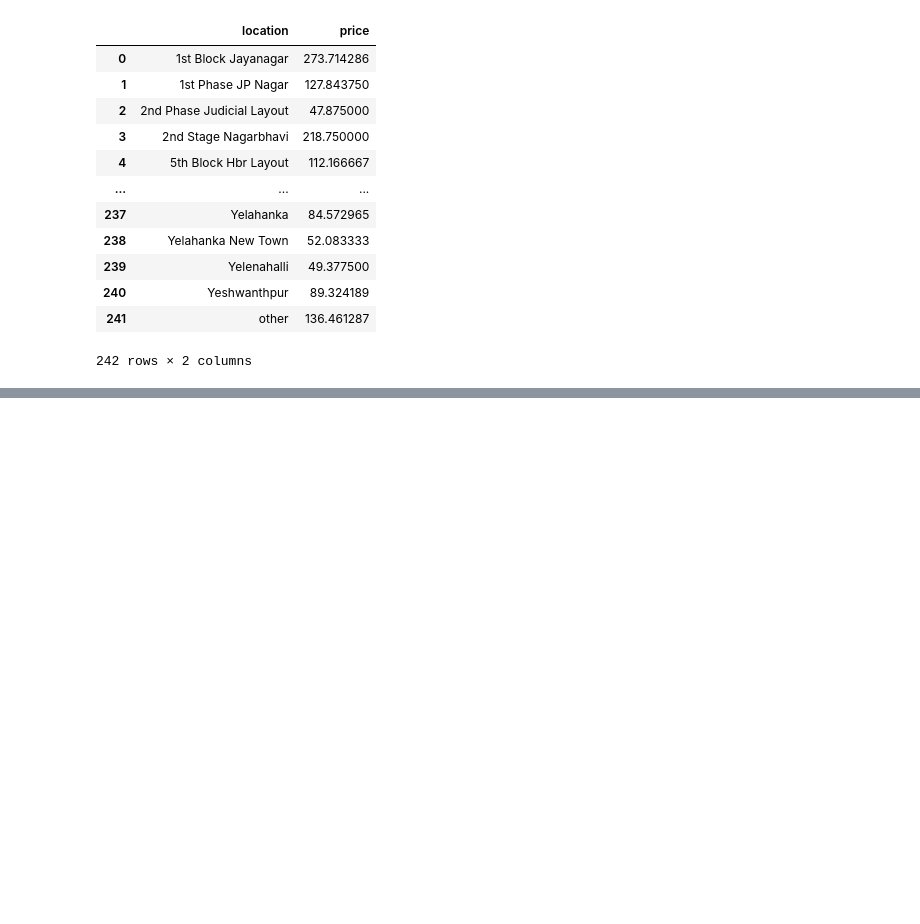
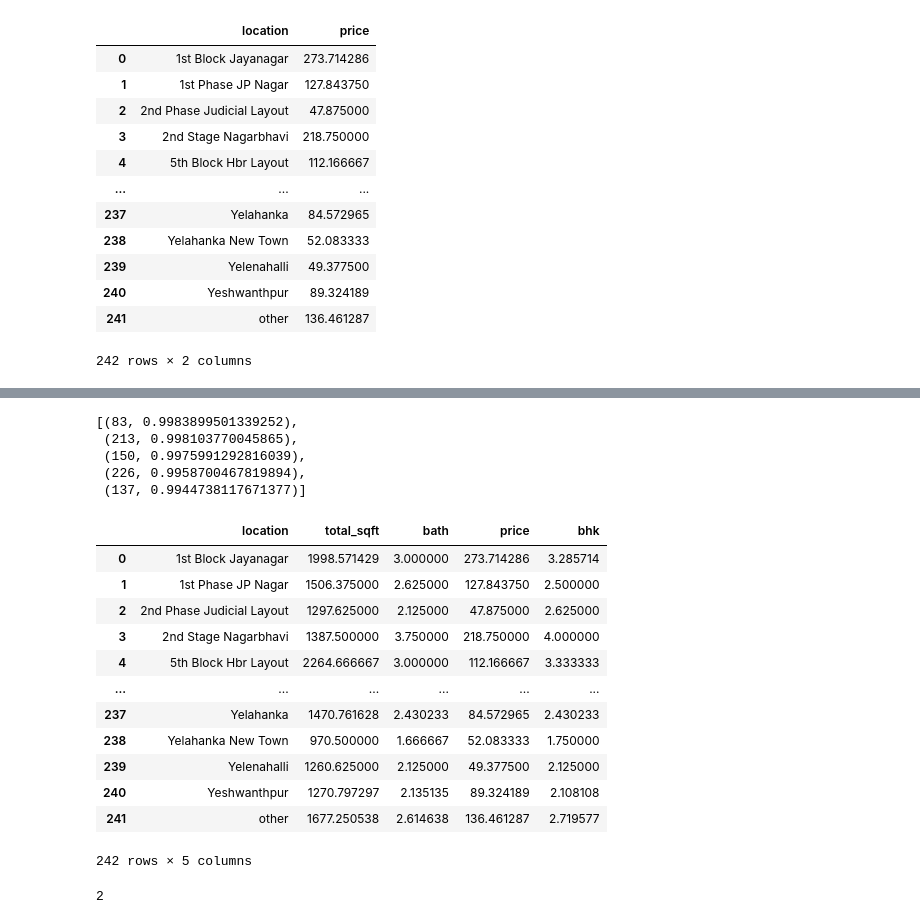
Before and after one commit to krinagolaviya/House_price_prediction, a Jupyter notebook: model/project.ipynb, the cells around one changed output, grey strips where cells are left out. Drawn from its saved outputs; the diff is of its cells as text; code cells hidden in the pictures; blank space fills up the shorter version.

```diff
--- a/model/project.ipynb
+++ b/model/project.ipynb
@@ -660,0 +818,8 @@ with open("raw_data.pickle","wb") as f:
+# %%
+sorted(list(enumerate(similarity[2])),reverse=True,key = lambda x : x[1])[1:6]
+# %% [output]
+[(83, 0.9983899501339252),
+ (213, 0.998103770045865),
+ (150, 0.9975991292816039),
+ (226, 0.9958700467819894),
+ (137, 0.9944738117671377)]
@@ -660,0 +829,16 @@ with open("raw_data.pickle","wb") as f:
+# %%
+avg_df
+# %% [output]
+|  | location | total_sqft | bath | price | bhk |
+| 0 | 1st Block Jayanagar | 1998.571429 | 3.000000 | 273.714286 | 3.285714 |
+| 1 | 1st Phase JP Nagar | 1506.375000 | 2.625000 | 127.843750 | 2.500000 |
+| 2 | 2nd Phase Judicial Layout | 1297.625000 | 2.125000 | 47.875000 | 2.625000 |
+| 3 | 2nd Stage Nagarbhavi | 1387.500000 | 3.750000 | 218.750000 | 4.000000 |
+| 4 | 5th Block Hbr Layout | 2264.666667 | 3.000000 | 112.166667 | 3.333333 |
+| ... | ... | ... | ... | ... | ... |
+| 237 | Yelahanka | 1470.761628 | 2.430233 | 84.572965 | 2.430233 |
+| 238 | Yelahanka New Town | 970.500000 | 1.666667 | 52.083333 | 1.750000 |
+| 239 | Yelenahalli | 1260.625000 | 2.125000 | 49.377500 | 2.125000 |
+| 240 | Yeshwanthpur | 1270.797297 | 2.135135 | 89.324189 | 2.108108 |
+| 241 | other | 1677.250538 | 2.614638 | 136.461287 | 2.719577 |
+242 rows × 5 columns
@@ -660,0 +848,4 @@ with open("raw_data.pickle","wb") as f:
+# %%
+avg_df[avg_df['location'] == "2nd Phase Judicial Layout"].index[0]
+# %% [output]
+2
```
Also changed, not shown: parts of 21 cells of this notebook, 6 other files.
